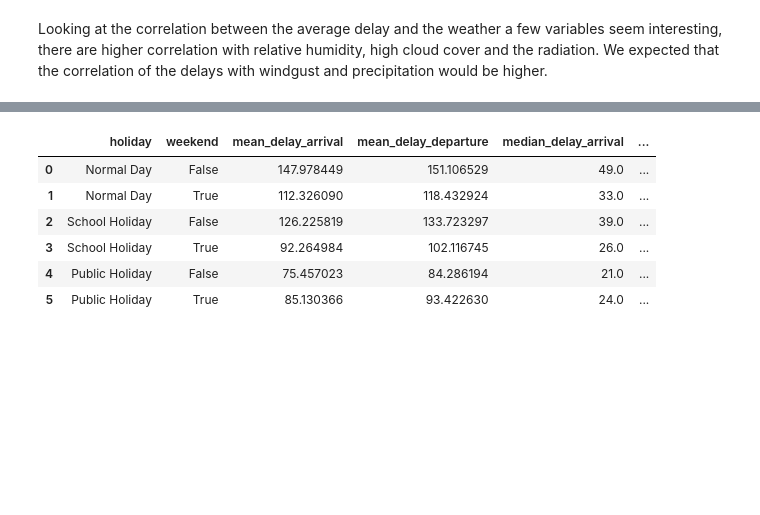
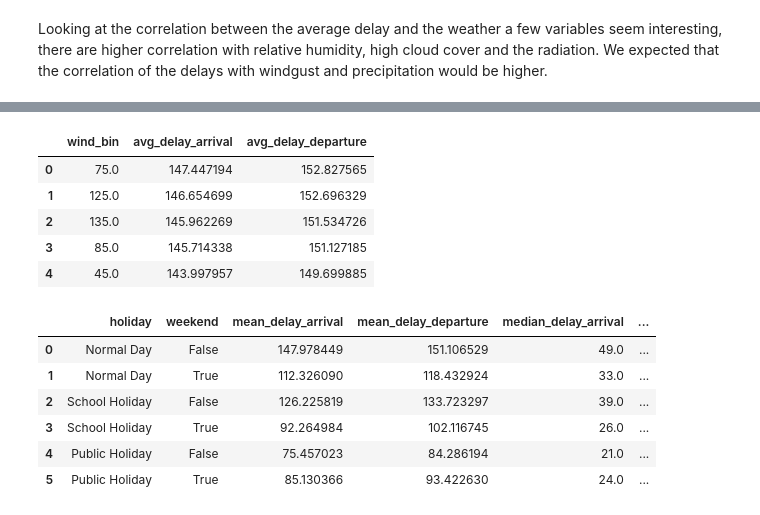
Before and after one commit to LeiY769/DataProject, a Jupyter notebook: eda.ipynb, the cells around one changed output, grey strips where cells are left out. Drawn from its saved outputs; the diff is of its cells as text; code cells hidden in the pictures; blank space fills up the shorter version.

```diff
--- a/eda.ipynb
+++ b/eda.ipynb
@@ -738,0 +826,23 @@ Looking at the correlation between the average delay and the weather a few varia
+# %%
+query = """WITH WindBins AS (
+    SELECT
+        FLOOR(wind_direction / 5) * 5 AS wind_bin,  -- Group wind direction into 5-degree ranges
+        AVG(TD.delay_arrival) AS avg_delay_arrival,
+        AVG(TD.delay_departure) AS avg_delay_departure
+    FROM TRAIN_DATA TD
+    JOIN WEATHER W ON TD.departure_date = W.date
+    GROUP BY wind_bin
+    ORDER BY (AVG(TD.delay_arrival) + AVG(TD.delay_departure)) DESC
+    LIMIT 5
+)
+SELECT * FROM WindBins;"""
+
+df = pd.read_sql(sqla.text(query), connection)
+display(df)
+# %% [output]
+|  | wind_bin | avg_delay_arrival | avg_delay_departure |
+| 0 | 75.0 | 147.447194 | 152.827565 |
+| 1 | 125.0 | 146.654699 | 152.696329 |
+| 2 | 135.0 | 145.962269 | 151.534726 |
+| 3 | 85.0 | 145.714338 | 151.127185 |
+| 4 | 45.0 | 143.997957 | 149.699885 |
```
Also changed, not shown: parts of 4 cells of this notebook, 2 other files.
